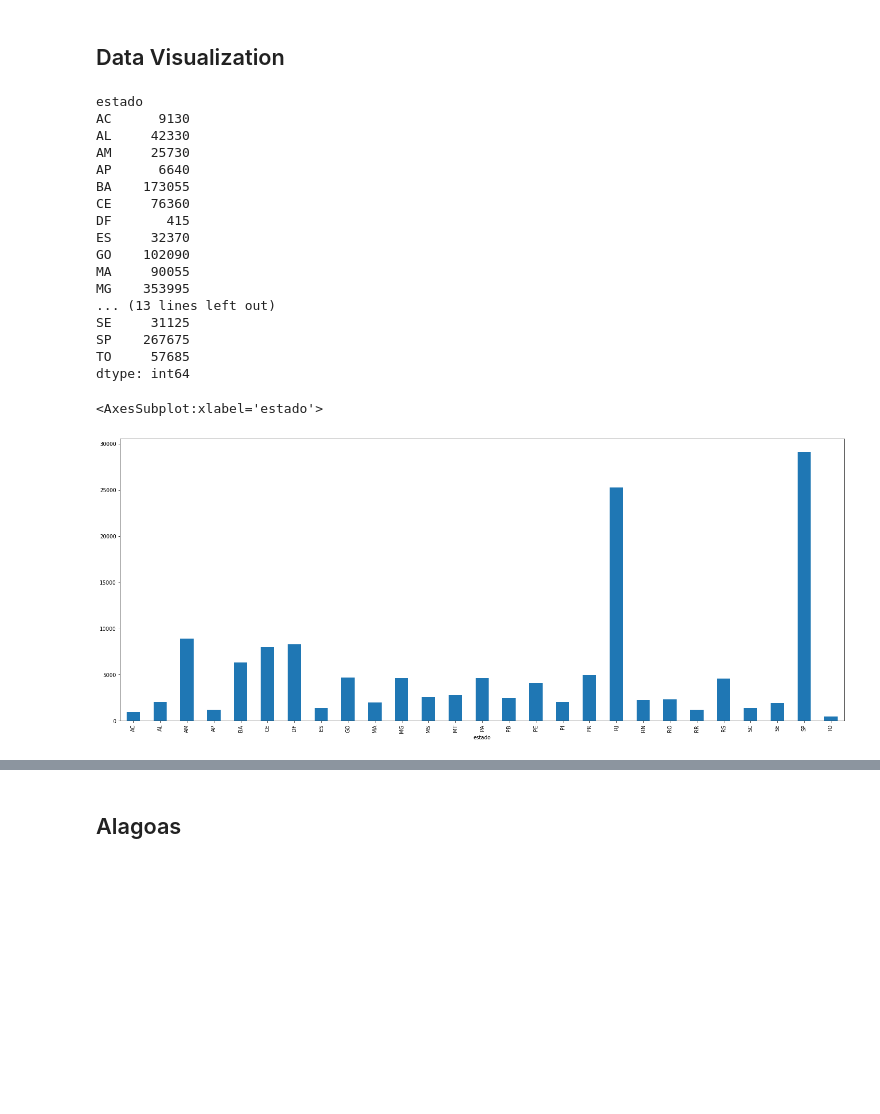
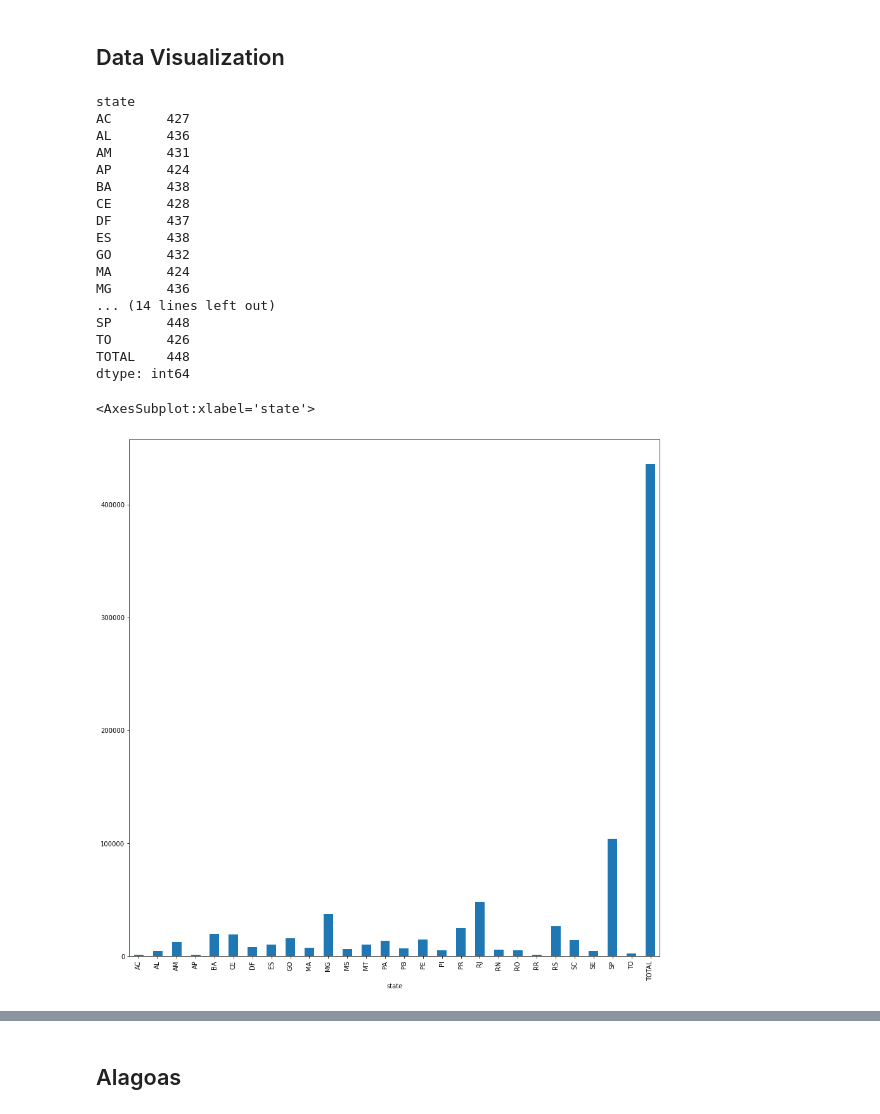
Before and after one commit to Carlos-Xavier/DataScienceUfal, a Jupyter notebook: project.ipynb, the cells around one changed output, grey strips where cells are left out. Drawn from its saved outputs; the diff is of its cells as text; code cells hidden in the pictures; blank space fills up the shorter version.

```diff
--- a/project.ipynb
+++ b/project.ipynb
@@ -10,0 +9,9 @@ dataFrame = pd.read_csv('./Arquivos/HIST_PAINEL_COVIDBR_15mai2021.csv', sep=';')
+# %%
+dataFrame = pd.read_csv('./Arquivos/HIST_PAINEL_COVIDBR_15mai2021.csv', sep=';')
+
+url="https://raw.githubusercontent.com/wcota/covid19br/master/cases-brazil-states.csv"
+dataStates = pd.read_csv(url)
+
+url = "https://raw.githubusercontent.com/wcota/covid19br/master/cases-brazil-cities.csv"
+dataCities = pd.read_csv(url)
+dataCities
@@ -10,0 +32,21 @@ dataFrame = pd.read_csv('./Arquivos/HIST_PAINEL_COVIDBR_15mai2021.csv', sep=';')
+# %%
+NORTE = ['AC', 'AP', 'AM', 'PA', 'RO', 'RR', 'TO']
+NORDESTE = ['MA', 'PI', 'BA', 'CE', 'RN', 'PB', 'PE', 'AL', 'SE']
+CENTRO = ['MT', 'GO', 'DF', 'MS']
+SUDESTE = ['SP', 'MG', 'ES', 'RJ']
+SUL = ['PR', 'SC', 'RS']
+
+def regions(x):
+    if x in NORTE:
+        return 'NORTE'
+    elif x in NORDESTE:
+        return 'NORDESTE'
+    elif x in CENTRO:
+        return 'CENTRO-OESTE'
+    elif x in SUL:
+        return 'SUL'
+    elif x in SUDESTE:
+        return 'SUDESTE'
+
+dataStates['regions'] = dataStates['state'].apply(regions)
+dataStates
@@ -111,23 +167,23 @@ dataFrame
 # %% [markdown]
 ## Data Visualization
 # %%
-estados = dataFrame.groupby('estado')
+estados = dataStates.groupby('state')
 estados.size()
 # %% [output]
-estado
-AC      9130
-AL     42330
-AM     25730
-AP      6640
-BA    173055
-CE     76360
-DF       415
-ES     32370
-GO    102090
-MA     90055
-MG    353995
-... (13 lines left out)
-SE     31125
-SP    267675
-TO     57685
+state
+AC       427
+AL       436
+AM       431
+AP       424
+BA       438
+CE       428
+DF       437
+ES       438
+GO       432
+MA       424
+MG       436
+... (14 lines left out)
+SP       448
+TO       426
+TOTAL    448
 dtype: int64
@@ -160,7 +190,7 @@ def filtro_mes():
 # %%
-a = estados['obitosAcumulado'].max()
-a.plot.bar(figsize=(25,10))
+a = estados['deaths'].max()
+a.plot.bar(figsize=(15,15))
 # %% [output]
-<AxesSubplot:xlabel='estado'>
+<AxesSubplot:xlabel='state'>
-[figure, old version]
+[figure, new version]
 # %%
```
Also changed, not shown: parts of 33 cells of this notebook.
